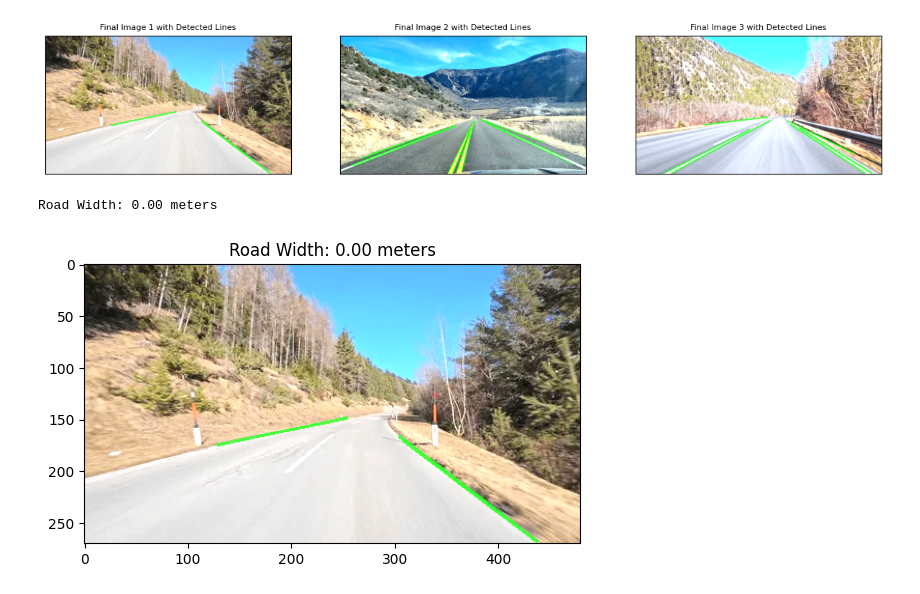
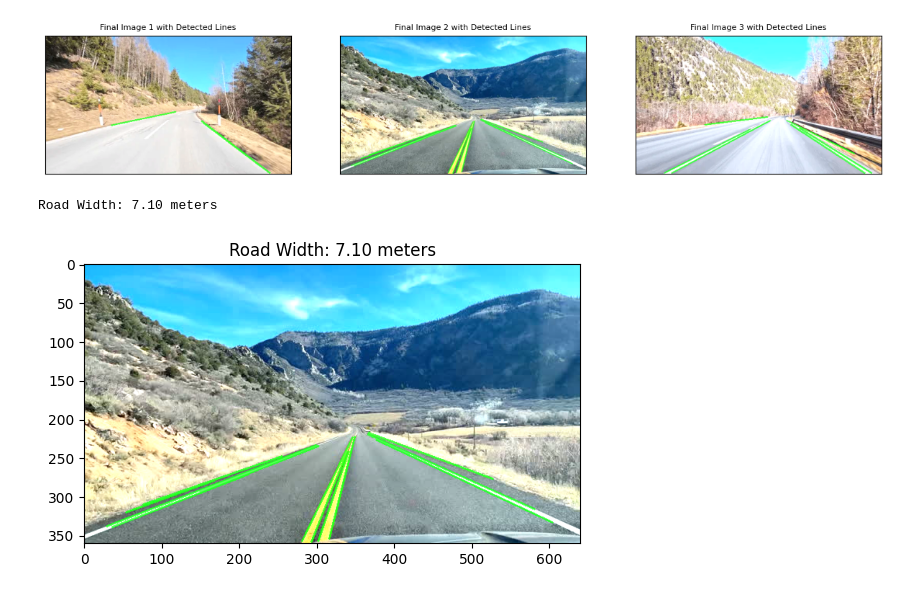
Before and after one commit to DilshanGDT/Project-SafePath, a Jupyter notebook: test.ipynb, the cells around one changed output. Saved outputs shown, nothing was run; the diff lists cells and outputs as text; code cells hidden in the pictures.

Commit message:
step 8 - raod width different approach

```diff
--- a/test.ipynb
+++ b/test.ipynb
@@ -322,33 +322,33 @@ def measureRoadWidth(image, metersPerPixel):
         for point in contour:
             x, y = point[0]
             if y > height * 0.8:  # Consider points near the bottom of the image
                 if x < image.shape[1] // 2:
                     leftX.append(x)
                 else:
                     rightX.append(x)
 
     if leftX and rightX:
         roadWidthPixels = np.mean(rightX) - np.mean(leftX)
         roadWidthMeters = roadWidthPixels * metersPerPixel
     else:
         roadWidthMeters = 0
 
     return roadWidthMeters
 
 # Example usage with a sample image and metersPerPixel value
 # imagePath = 'path_to_your_image.jpg'
-image = finalImg1
+image = finalImg2
 metersPerPixel = 0.021  # Replace with the actual meters per pixel value for your images
 
 # meters per pixels = actual image size in meters/ image pixel value
 
 roadWidth = measureRoadWidth(image, metersPerPixel)
 print(f'Road Width: {roadWidth:.2f} meters')
 
 # Display the image with detected green lines for verification
 plt.imshow(cv2.cvtColor(image, cv2.COLOR_BGR2RGB))
 plt.title(f'Road Width: {roadWidth:.2f} meters')
 plt.show()
 # %% [output]
-Road Width: 0.00 meters
+Road Width: 7.10 meters
-[figure, old version]
+[figure, new version]
```
Also changed, not shown: parts of 1 cell of this notebook.
